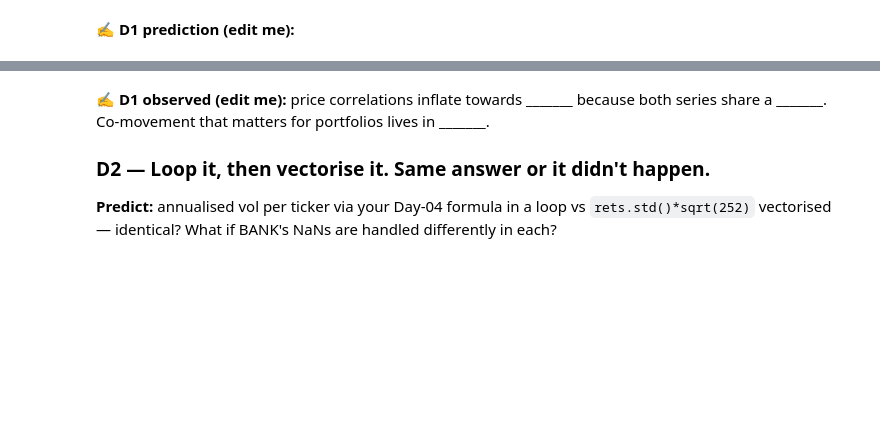
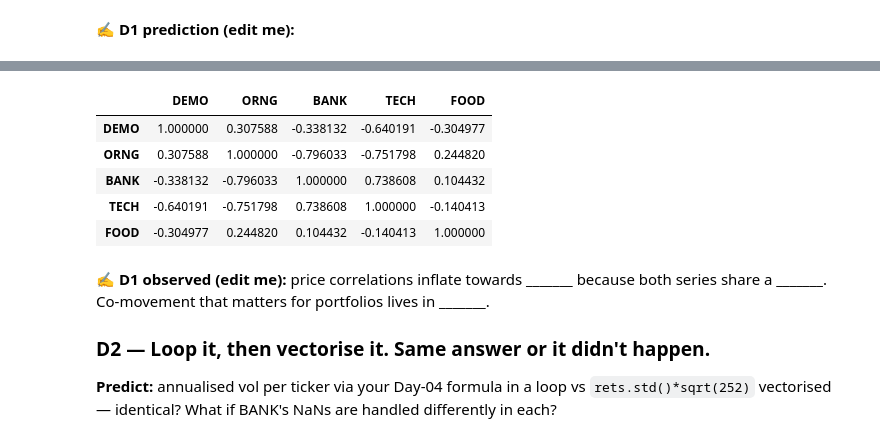
Before and after one commit to muvandii/PyTrades, a Jupyter notebook: notebooks/Day_05_Loops_Correlation_Covariance_Challenge1.ipynb, the cells around one changed output, grey strips where cells are left out. Drawn from its saved outputs; the diff is of its cells as text; code cells hidden in the pictures; blank space fills up the shorter version.

```diff
--- a/notebooks/Day_05_Loops_Correlation_Covariance_Challenge1.ipynb
+++ b/notebooks/Day_05_Loops_Correlation_Covariance_Challenge1.ipynb
@@ -136,3 +166,12 @@ print("mean off-diagonal |corr|  prices:", round(float(price_corr.where(~np.eye(
+# %%
+price_corr
+# %% [output]
+|  | DEMO | ORNG | BANK | TECH | FOOD |
+| DEMO | 1.000000 | 0.307588 | -0.338132 | -0.640191 | -0.304977 |
+| ORNG | 0.307588 | 1.000000 | -0.796033 | -0.751798 | 0.244820 |
+| BANK | -0.338132 | -0.796033 | 1.000000 | 0.738608 | 0.104432 |
+| TECH | -0.640191 | -0.751798 | 0.738608 | 1.000000 | -0.140413 |
+| FOOD | -0.304977 | 0.244820 | 0.104432 | -0.140413 | 1.000000 |
 # %% [markdown]
 ✍️ **D1 observed (edit me):** price correlations inflate towards _______ because both series share a _______.
 Co-movement that matters for portfolios lives in _______.
```
Also changed, not shown: parts of 15 cells of this notebook, 1 other file.
